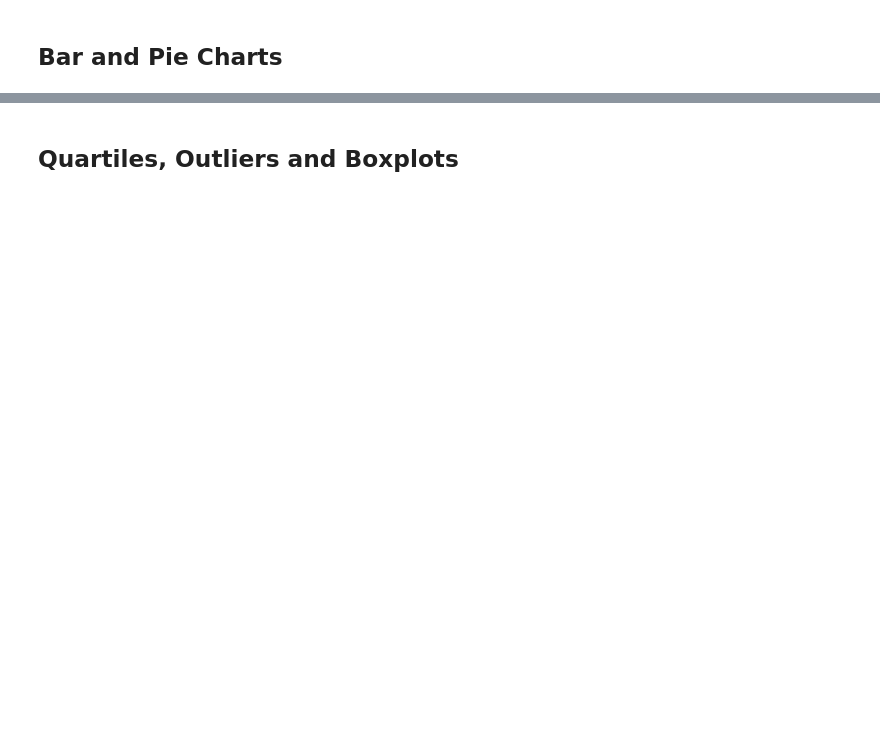
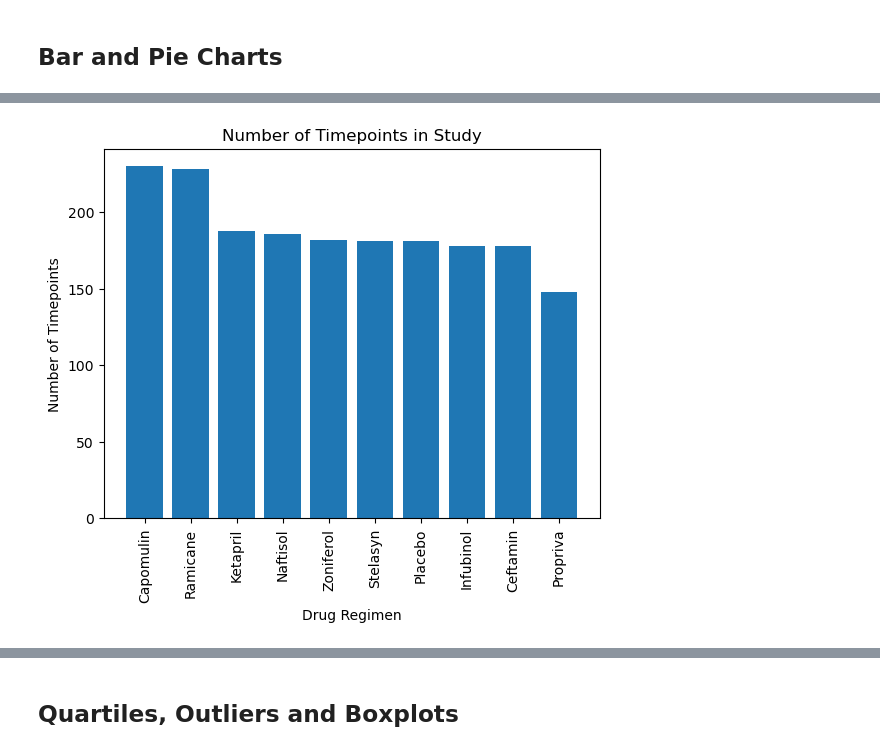
Before and after one commit to Adam-Kertz/plot-challenge, a Jupyter notebook: Pymaceuticals/pymaceuticals_starter.ipynb, the cells around one changed output, grey strips where cells are left out. Cells and saved outputs as stored; diff of their text form; code cells hidden in the pictures; blank space fills up the shorter version.

```diff
--- a/Pymaceuticals/pymaceuticals_starter.ipynb
+++ b/Pymaceuticals/pymaceuticals_starter.ipynb
@@ -93,4 +133,14 @@ print(Variance)
 # %%
 # Generate a bar plot showing the total number of timepoints for all mice tested for each drug regimen using pyplot.
+x_py = np.arange(len(per_regimen_summary.index))
+y_py = Complete_Study_df["Drug Regimen"].value_counts()
+plt.bar(x_py,y_py)
+plt.xticks(ticks = x_py, labels = y_py.index,rotation=90)
+plt.xlabel("Drug Regimen")
+plt.ylabel("Number of Timepoints")
+plt.title("Number of Timepoints in Study")
+plt.show()
+# %% [output]
+[figure, added]
 # %%
 # Generate a pie plot showing the distribution of female versus male mice using Pandas
```
Also changed, not shown: parts of 10 cells of this notebook, 1 other file.
